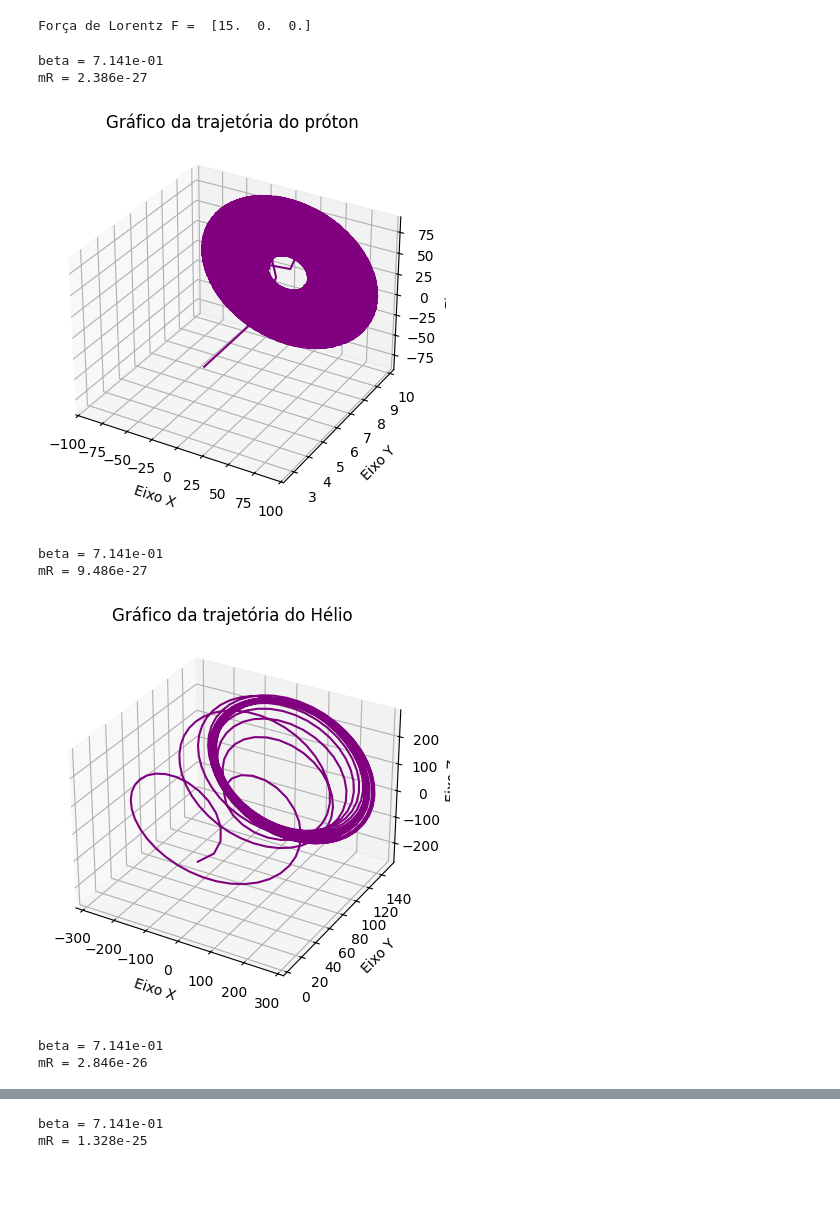
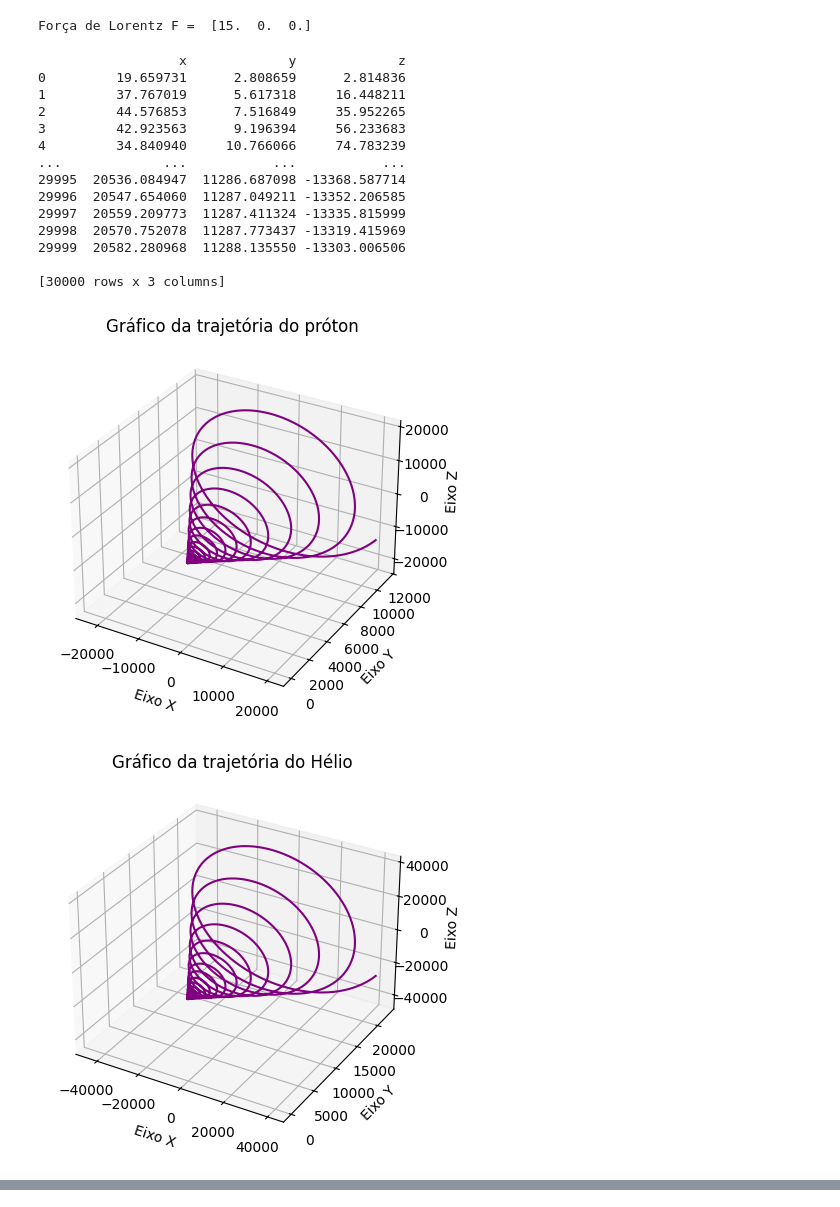
Before and after one commit to raissabaastos/Cosmic-Rays, a Jupyter notebook: CRs.ipynb, the cells around one changed output, grey strips where cells are left out. Drawn from its saved outputs; the diff is of its cells as text; code cells hidden in the pictures; blank space fills up the shorter version.

```diff
--- a/CRs.ipynb
+++ b/CRs.ipynb
@@ -52,9 +52,9 @@ def Position(r0, v0, a, t):
 def RelMass(m, v0): # massa relativística
     c = 299792458 # m/s
     beta = mod(v0) / c
-    print("beta = %.3e" % beta)
+    #print("beta = %.3e" % beta)
     mR = m / np.sqrt(1 - beta * beta)
-    print("mR = %.3e" % mR)
+    #print("mR = %.3e" % mR)
     return mR
 
 def VariableB(B0, r): # campo magnético variável
@@ -64,6 +64,10 @@ def VariableB(B0, r): # campo magnético variável
     k = 1.1
     modr = mod(r)
     B = np.zeros(3)
+    modv=mod(v0)
+    modB=mod(B0)
+    mR=RelMass(m,v0)
+    rL0=mR*modv/(q*modB) #raio de Larmor inicial
     for i in range(3):
         B[i] = B0[i]
     if modr > 1:
@@ -91,17 +95,17 @@ u = 1.66e-27 # kg
 
 
 
-def main(q, mR, r0, v0, B0):
+def main(q, m, r0, v0, B0):
 
     modv=mod(v0)
     modB=mod(B0)
-    mR=RelMass(mR,v0)
+    mR=RelMass(m,v0)
     rL0=mR*modv/(q*modB) #raio de Larmor
     T=2*np.pi*mR/(q*modB) # periodo de giro
     t=T/10000
 
     positions = []
-    for i in range(3000):
+    for i in range(30000):
         B=VariableB(B0,r0)
         modB=mod(B)
         rL=mR*modv/(q*modB)
@@ -140,55 +144,60 @@ def plot_trajectory(df, name):
     plt.show()
 
 
-
-
-
 #Rodando para o próton
-q_p=1*e
-m_p=mp
+q=1*e
+m=mp
 r0=[0.0,0.0,0.0]
 v0=[0.7*c,0.1*c,0.1*c]
 B0=[0.0,1E-4,0.0]
-df_proton = main(q_p, m_p, r0, v0, B0)
-#print(df_hidrogenio)
+df_proton = main(q, m, r0, v0, B0)
+print(df_proton)
 plot_trajectory(df_proton, 'trajetória do próton')
 
 #Rodando para o He
 q=2*e
 m=4*u
 r0=[0.0,0.0,0.0]
 v0=[0.7*c,0.1*c,0.1*c]
 B0=[0.0,1E-4,0.0]
 df_helio = main(q, m, r0, v0, B0)
 #print(df_helium)
 plot_trajectory(df_helio, 'trajetória do Hélio')
 
 #Rodando para o C
 q=6*e
 m=12*u
 r0=[0.0,0.0,0.0]
 v0=[0.7*c,0.1*c,0.1*c]
 B0=[0.0,1E-4,0.0]
 df_carbono = main(q, m, r0, v0, B0)
 #print(df_carbono)
 plot_trajectory(df_carbono, 'trajetória do Carbono')
 
 #Rodando para o Fe
 q=26*e
     #m=mp
 m=56*u
 r0=[0.0,0.0,0.0]
 v0=[0.7*c,0.1*c,0.1*c]
 B0=[0.0,1E-4,0.0]
 df_ferro = main(q, m, r0, v0, B0)
 #print(df_ferro)
 plot_trajectory(df_ferro, 'trajetória do Ferro')
 # %% [output]
-beta = 7.141e-01
-mR = 2.386e-27
+                  x             y             z
+0         19.659731      2.808659      2.814836
+1         37.767019      5.617318     16.448211
+2         44.576853      7.516849     35.952265
+3         42.923563      9.196394     56.233683
+4         34.840940     10.766066     74.783239
+...             ...           ...           ...
+29995  20536.084947  11286.687098 -13368.587714
+29996  20547.654060  11287.049211 -13352.206585
+29997  20559.209773  11287.411324 -13335.815999
+29998  20570.752078  11287.773437 -13319.415969
+29999  20582.280968  11288.135550 -13303.006506
+
+[30000 rows x 3 columns]
-[figure, old version]
+[figure, new version]
-beta = 7.141e-01
-mR = 9.486e-27
-[figure, old version]
+[figure, new version]
-beta = 7.141e-01
-mR = 2.846e-26
@@ -196,2 +204,0 @@ mR = 2.846e-26
-beta = 7.141e-01
-mR = 1.328e-25
```
Also changed, not shown: parts of 4 cells of this notebook, 1 other file.
